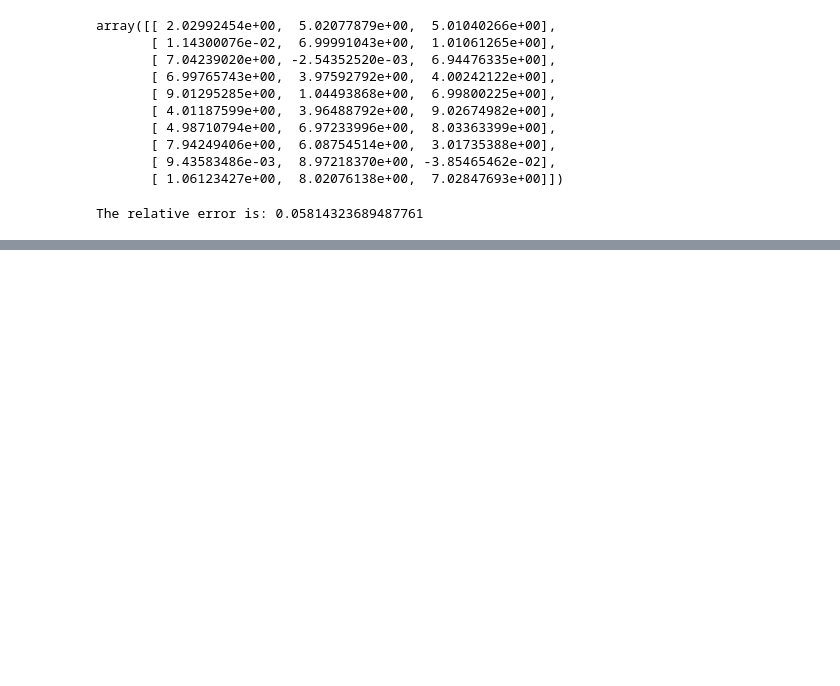
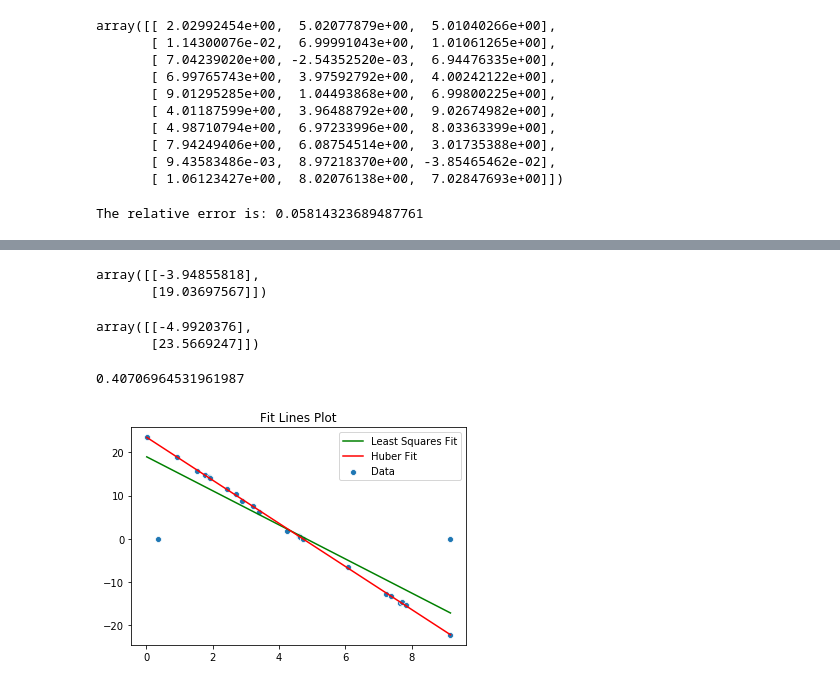
Before and after one commit to kandluis/ee263, a Jupyter notebook: homework/notebooks/HW4.ipynb, the cells around one changed output, grey strips where cells are left out. Saved outputs shown, nothing was run; the diff lists cells and outputs as text; code cells hidden in the pictures; blank space fills up the shorter version.

```diff
--- a/homework/notebooks/HW4.ipynb
+++ b/homework/notebooks/HW4.ipynb
@@ -1639,0 +1706,46 @@ The relative error is: 0.05814323689487761
+# %%
+# Solve the sytem using least squares.
+A = np.concatenate((t, np.ones((N,1))), axis=1)
+# %%
+# Least squares solution is:
+paramsLeastSquares = np.dot(np.linalg.inv(np.dot(A.T, A)), np.dot(A.T, x))
+# %%
+def iterativeLeastSquares(A, x, startParams, delta=1,
+                          maxIterations=1000,eps=1e-4):
+    N, _ = A.shape
+    prevParams = startParams
+    huberV = np.vectorize(huber)
+    for _ in range(maxIterations):
+        W = huberV(np.diag((np.dot(A, prevParams) - x).flatten()))
+        inverse = np.linalg.inv(np.dot(np.dot(A.T, W), A))
+        newParams =  np.dot(inverse, np.dot(np.dot(A.T, W), x))
+        huberLoss = np.sum(np.dot(A, newParams) - x)
+        if linalg.norm(newParams - prevParams) < eps:
+            return newParams, huberLoss
+        prevParams = newParams
+    return newParams, huberLoss
+# %%
+huberParams, loss = iterativeLeastSquares(A, x, paramsLeastSquares)
+# %%
+paramsLeastSquares
+# %% [output]
+array([[-3.94855818],
+       [19.03697567]])
+# %%
+ huberParams
+# %% [output]
+array([[-4.9920376],
+       [23.5669247]])
+# %%
+loss
+# %% [output]
+0.40706964531961987
+# %%
+# Plot the data
+sns.scatterplot(x=t.flatten(), y=x.flatten(), label="Data")
+sns.lineplot(x=t.flatten(), y=np.dot(A, paramsLeastSquares).flatten(), color='green', label='Least Squares Fit')
+ax = sns.lineplot(x=t.flatten(), y=np.dot(A, huberParams).flatten(), color='red', label='Huber Fit')
+ax.set_title('Fit Lines Plot')
+ax.get_figure().savefig('line_plots_for_huber_fit')
+# %% [output]
+[figure, added]
```
Also changed, not shown: parts of 4 cells of this notebook, 3 other files.
